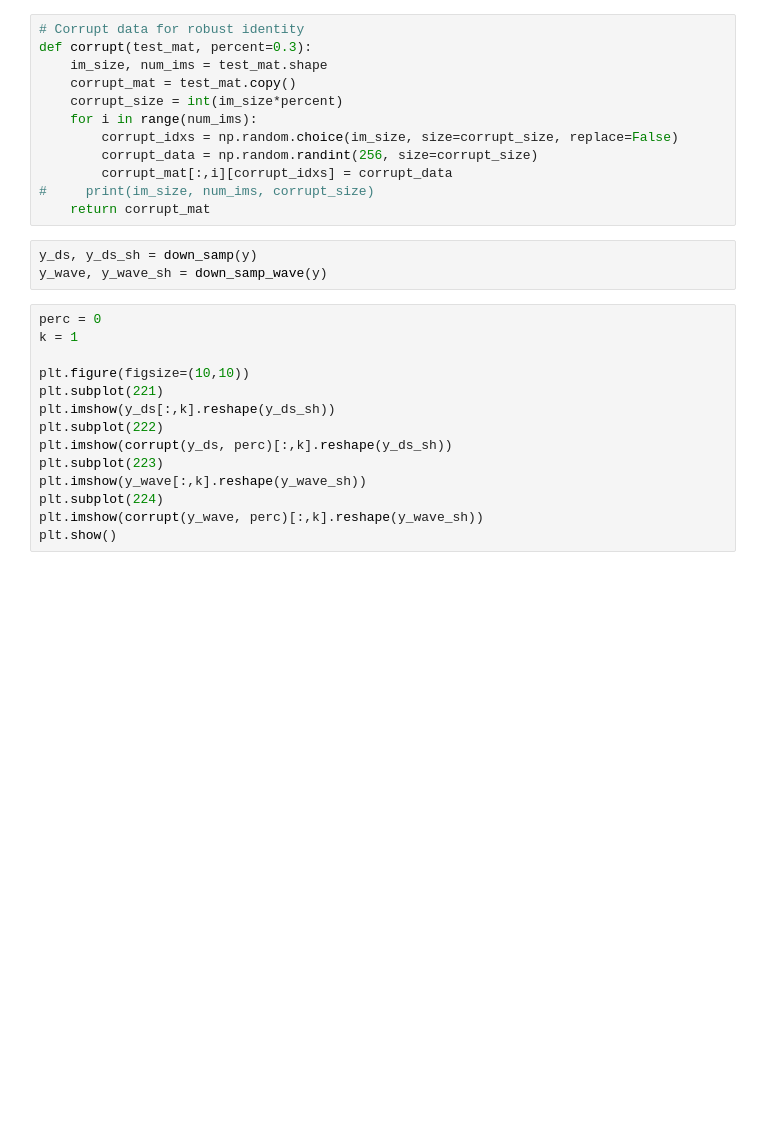
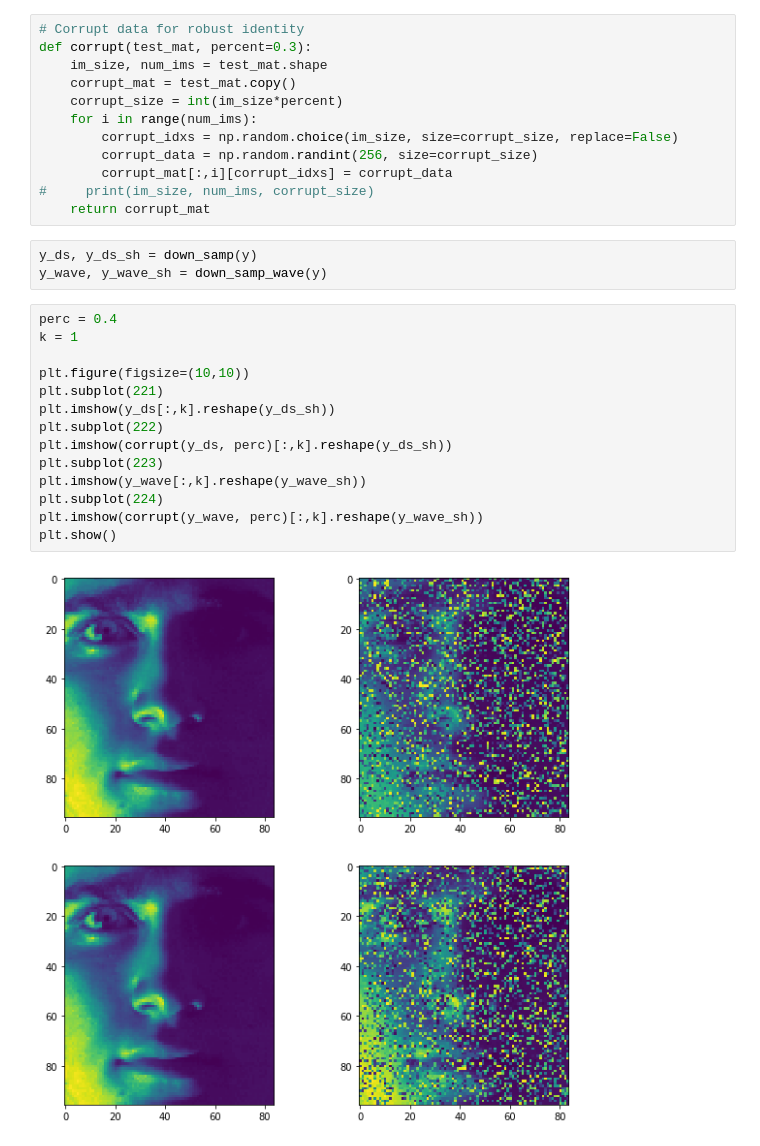
Before and after one commit to sukritarora/robust_face_recognition, a Jupyter notebook: robust_face_recognition.ipynb, the cells around one changed output. Saved outputs shown, nothing was run; the diff lists cells and outputs as text; blank space fills up the shorter version.

```diff
--- a/robust_face_recognition.ipynb
+++ b/robust_face_recognition.ipynb
@@ -255,16 +285,18 @@ def corrupt(test_mat, percent=0.3):
 y_ds, y_ds_sh = down_samp(y)
 y_wave, y_wave_sh = down_samp_wave(y)
 # %%
-perc = 0
+perc = 0.4
 k = 1
 
 plt.figure(figsize=(10,10))
 plt.subplot(221)
 plt.imshow(y_ds[:,k].reshape(y_ds_sh))
 plt.subplot(222)
 plt.imshow(corrupt(y_ds, perc)[:,k].reshape(y_ds_sh))
 plt.subplot(223)
 plt.imshow(y_wave[:,k].reshape(y_wave_sh))
 plt.subplot(224)
 plt.imshow(corrupt(y_wave, perc)[:,k].reshape(y_wave_sh))
 plt.show()
+# %% [output]
+[figure, added]
```
Also changed, not shown: parts of 20 cells of this notebook.
